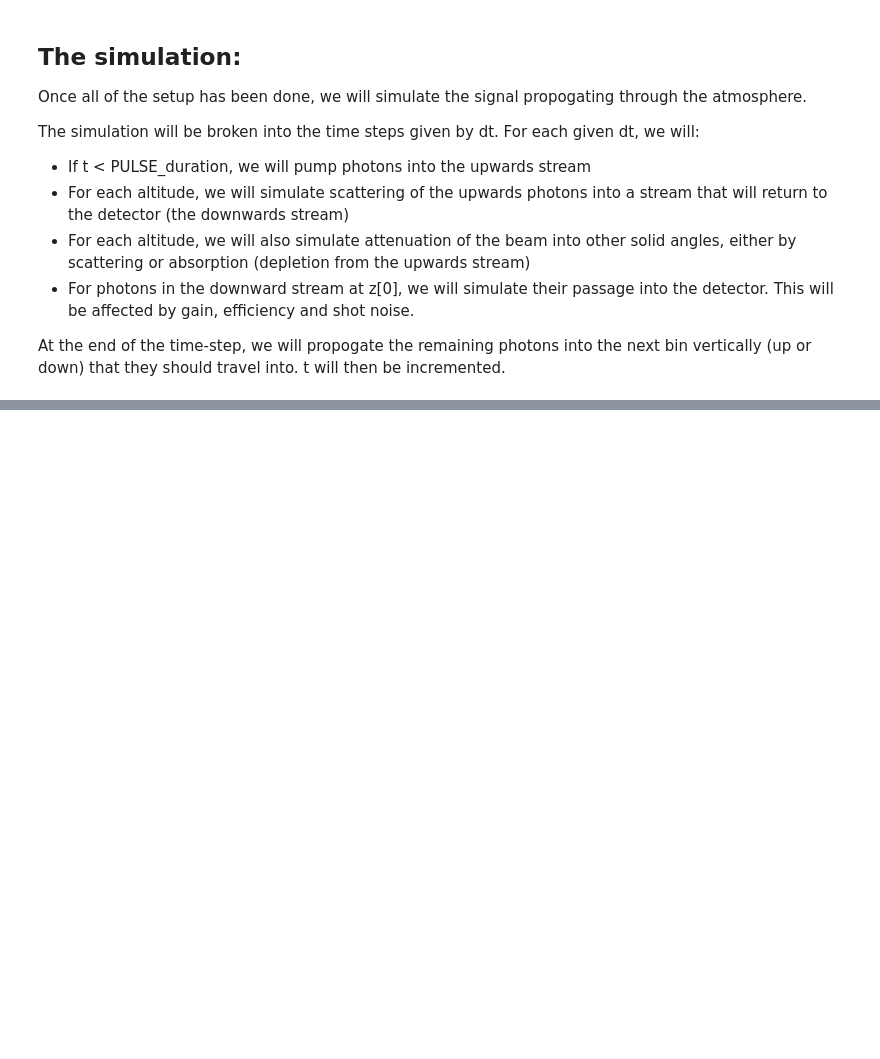
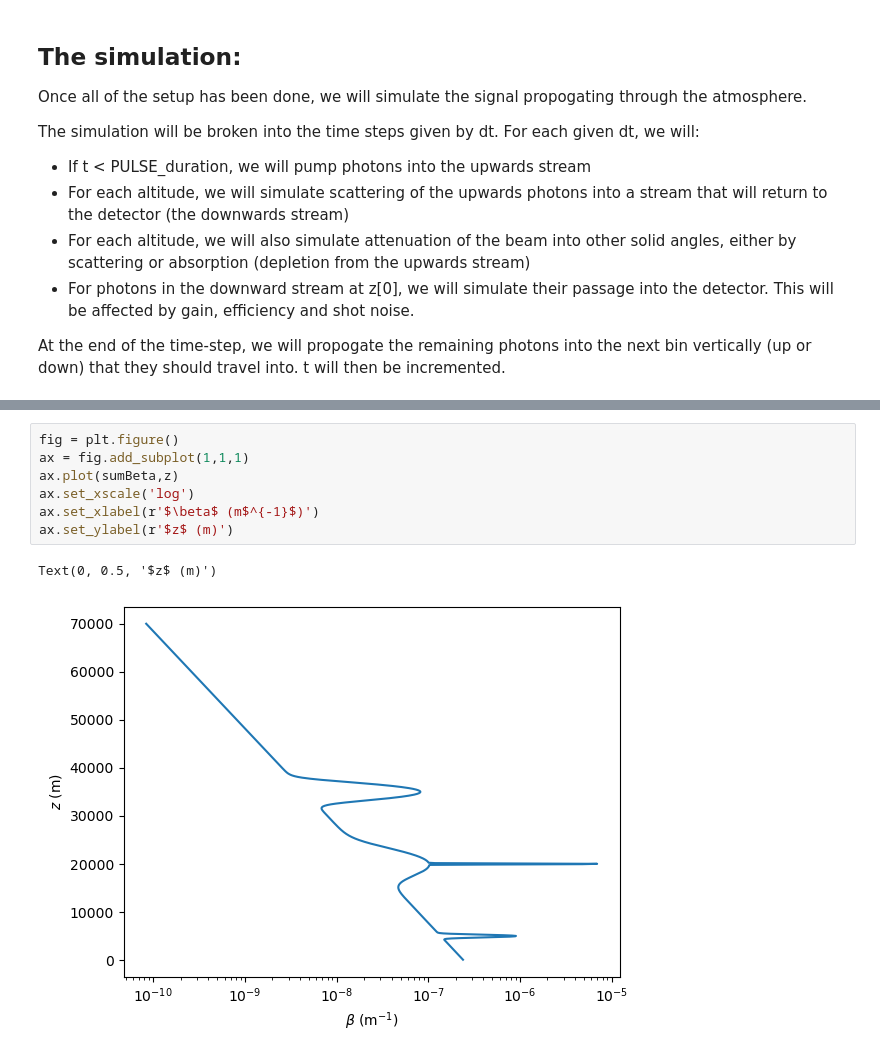
Before and after one commit to DAndrewA/Chu_LIDAR_lectures, a Jupyter notebook: firstSimulation.ipynb, the cells around one changed output, grey strips where cells are left out. Drawn from its saved outputs; the diff is of its cells as text; blank space fills up the shorter version.

```diff
--- a/firstSimulation.ipynb
+++ b/firstSimulation.ipynb
@@ -306,2 +320,12 @@ Invalid limit will be ignored.
 1.4517345399698342e+16
 4741174.597837405
+# %%
+fig = plt.figure()
+ax = fig.add_subplot(1,1,1)
+ax.plot(sumBeta,z)
+ax.set_xscale('log')
+ax.set_xlabel(r'$\beta$ (m$^{-1}$)')
+ax.set_ylabel(r'$z$ (m)')
+# %% [output]
+Text(0, 0.5, '$z$ (m)')
+[figure, added]
```
Also changed, not shown: parts of 1 cell of this notebook.
